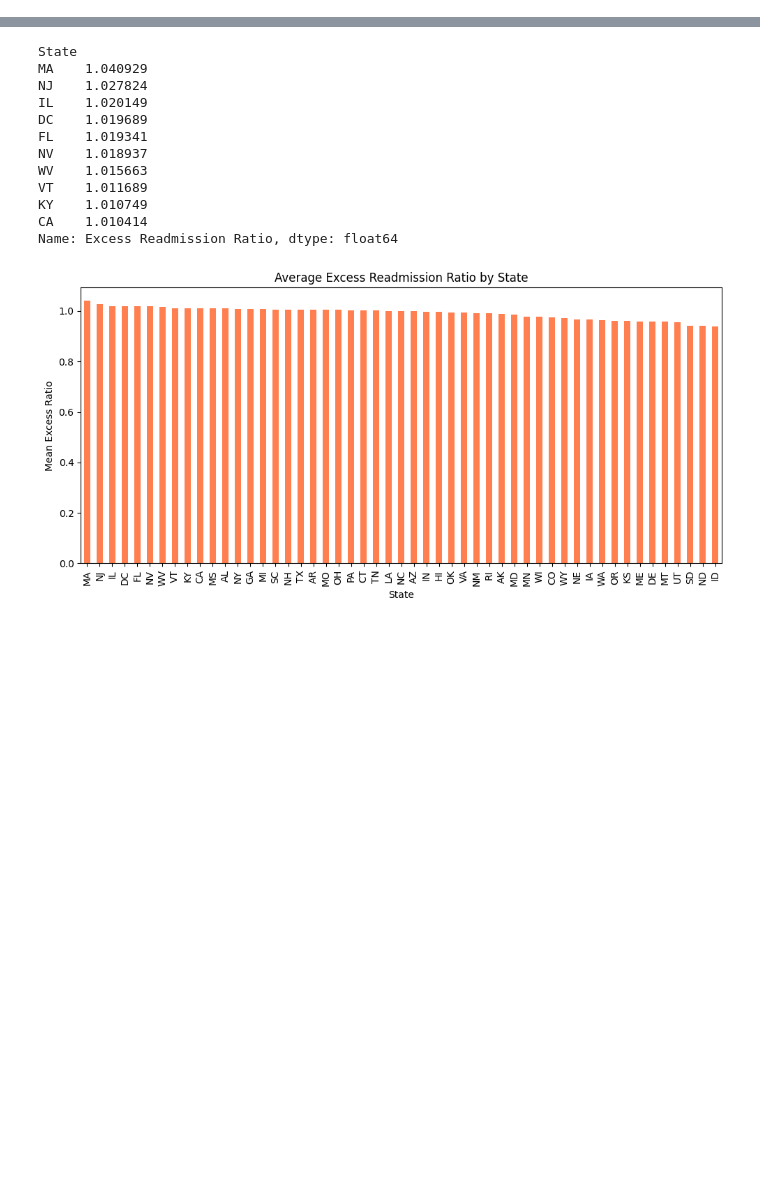
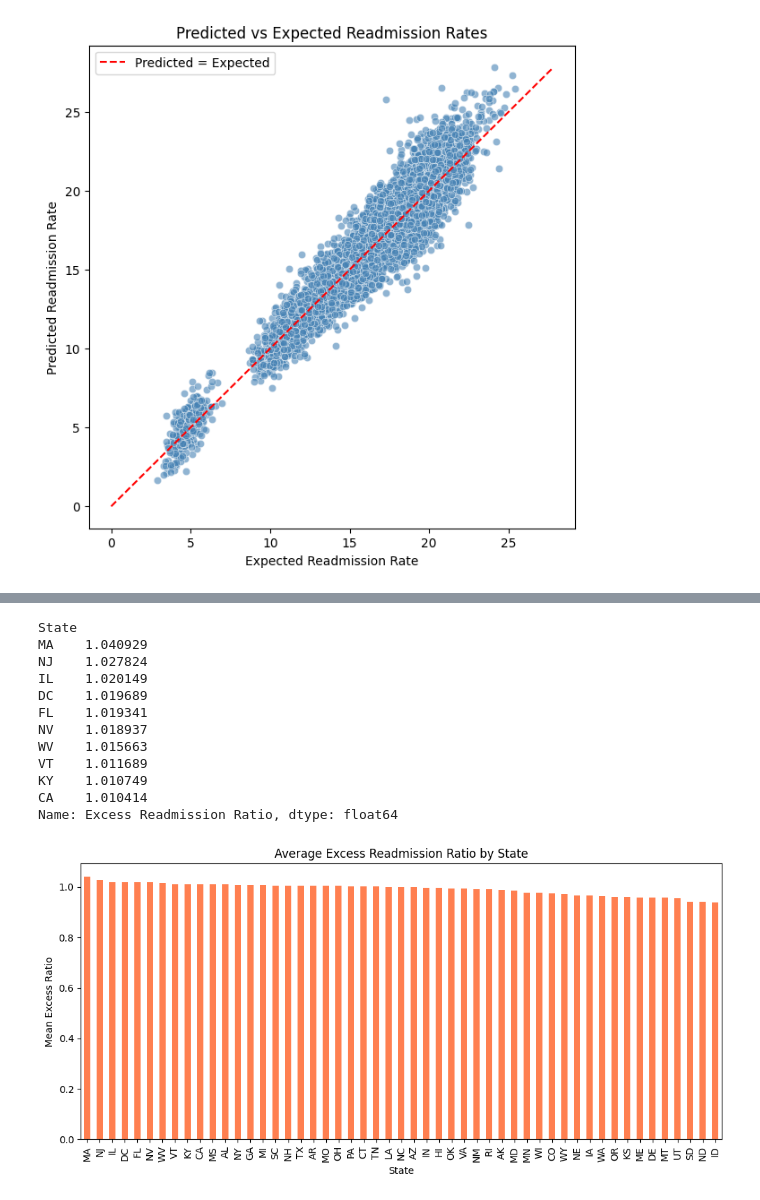
Before and after one commit to rushikesh328/Hospital_Readmission_Analysis, a Jupyter notebook: hospital_readmission.ipynb, the cells around one changed output, grey strips where cells are left out. Drawn from its saved outputs; the diff is of its cells as text; code cells hidden in the pictures; blank space fills up the shorter version.

```diff
--- a/hospital_readmission.ipynb
+++ b/hospital_readmission.ipynb
@@ -43,0 +77,26 @@ plt.show()
+# %%
+import matplotlib.pyplot as plt
+import seaborn as sns
+
+plt.figure(figsize=(7,7))
+
+sns.scatterplot(
+    x='Expected Readmission Rate',
+    y='Predicted Readmission Rate',
+    data=df_clean,
+    alpha=0.6,
+    color='steelblue'
+)
+
+# Add diagonal reference line (Predicted = Expected)
+max_val = max(df_clean['Predicted Readmission Rate'].max(),
+              df_clean['Expected Readmission Rate'].max())
+plt.plot([0, max_val], [0, max_val], color='red', linestyle='--', label='Predicted = Expected')
+
+plt.title('Predicted vs Expected Readmission Rates')
+plt.xlabel('Expected Readmission Rate')
+plt.ylabel('Predicted Readmission Rate')
+plt.legend()
+plt.show()
+# %% [output]
+[figure, added]
```
Also changed, not shown: parts of 10 cells of this notebook, 4 other files.
